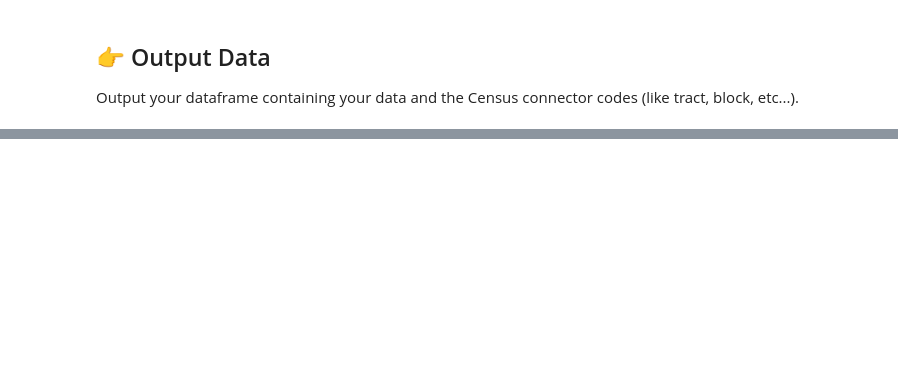
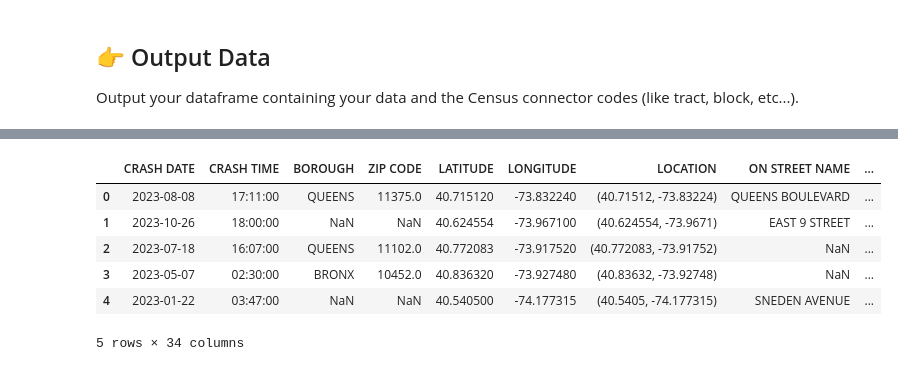
Before and after one commit to radhika3558/connect-to-census, a Jupyter notebook: connect-to-census.ipynb, the cells around one changed output, grey strips where cells are left out. Drawn from its saved outputs; the diff is of its cells as text; code cells hidden in the pictures; blank space fills up the shorter version.

```diff
--- a/connect-to-census.ipynb
+++ b/connect-to-census.ipynb
@@ -164,0 +218,17 @@ Output your dataframe containing your data and the Census connector codes (like
+# %%
+df_with_geos = pd.concat(
+    [
+        df.reset_index(drop=True),
+        census_geos_df.reset_index(drop=True)
+    ],
+    axis=1)
+
+df_with_geos.head()
+# %% [output]
+|  | CRASH DATE | CRASH TIME | BOROUGH | ZIP CODE | LATITUDE | LONGITUDE | LOCATION | ON STREET NAME | ... |
+| 0 | 2023-08-08 | 17:11:00 | QUEENS | 11375.0 | 40.715120 | -73.832240 | (40.71512, -73.83224) | QUEENS BOULEVARD | ... |
+| 1 | 2023-10-26 | 18:00:00 | NaN | NaN | 40.624554 | -73.967100 | (40.624554, -73.9671) | EAST 9 STREET | ... |
+| 2 | 2023-07-18 | 16:07:00 | QUEENS | 11102.0 | 40.772083 | -73.917520 | (40.772083, -73.91752) | NaN | ... |
+| 3 | 2023-05-07 | 02:30:00 | BRONX | 10452.0 | 40.836320 | -73.927480 | (40.83632, -73.92748) | NaN | ... |
+| 4 | 2023-01-22 | 03:47:00 | NaN | NaN | 40.540500 | -74.177315 | (40.5405, -74.177315) | SNEDEN AVENUE | ... |
+5 rows × 34 columns
```
Also changed, not shown: parts of 6 cells of this notebook.
